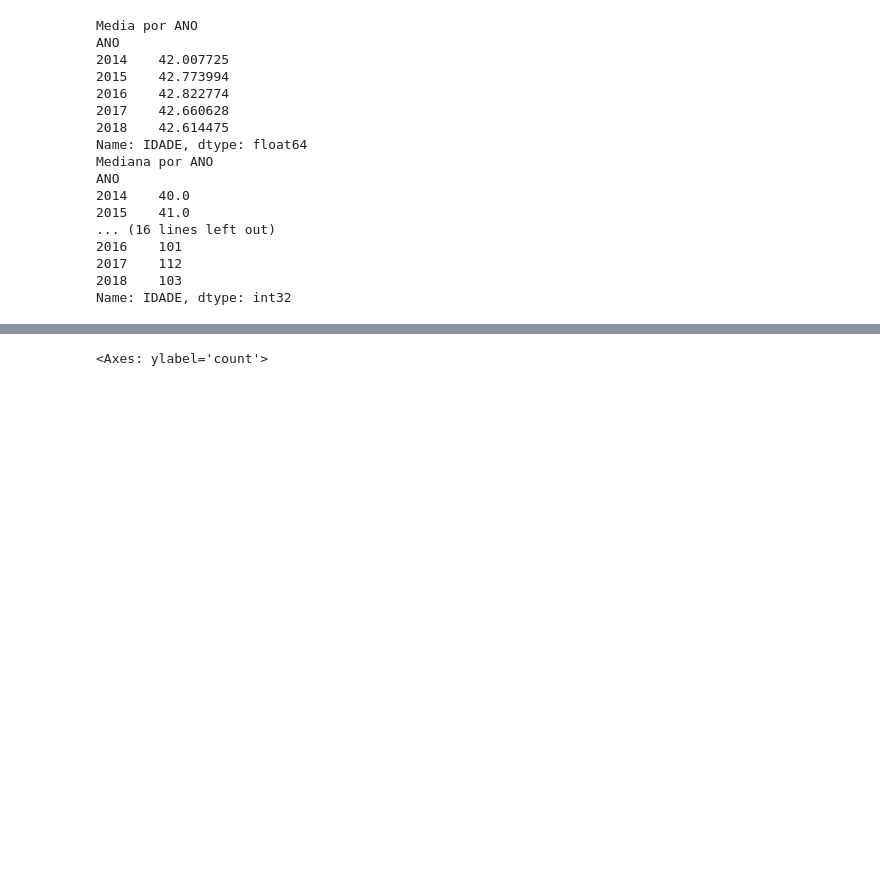
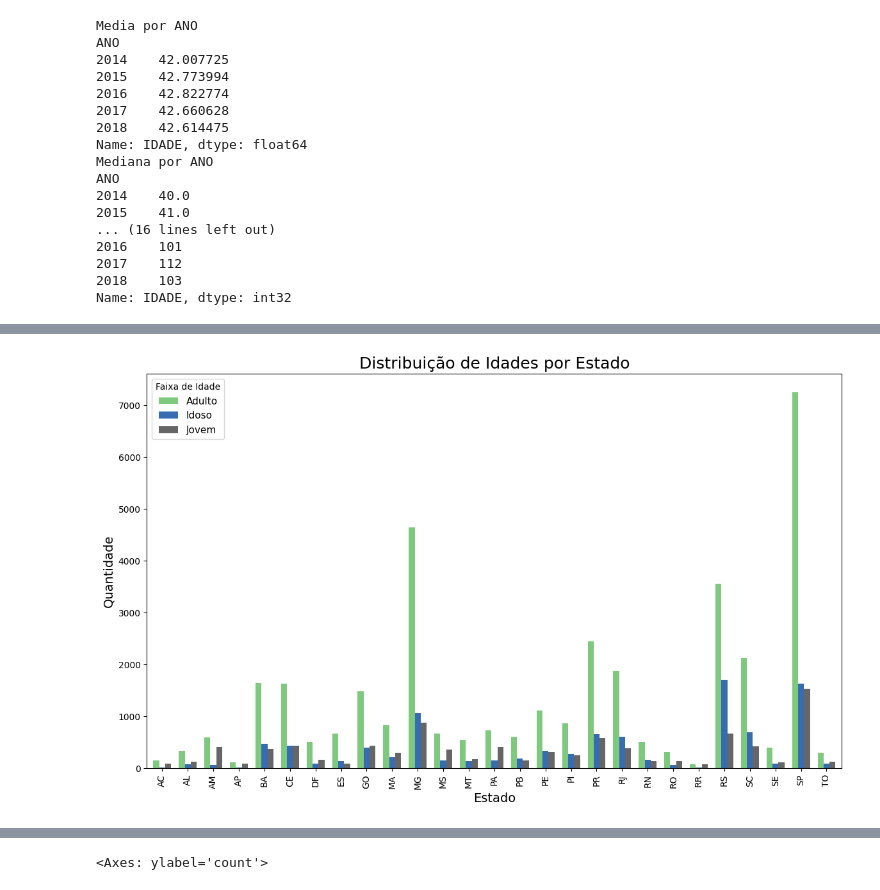
Before and after one commit to vitor1209/AnalisaAI, a Jupyter notebook: SaudeJovem/AnalisaAi_SUICIDIOS.ipynb, the cells around one changed output, grey strips where cells are left out. Cells and saved outputs as stored; diff of their text form; code cells hidden in the pictures; blank space fills up the shorter version.

Commit message:
faixaetaria

```diff
--- a/SaudeJovem/AnalisaAi_SUICIDIOS.ipynb
+++ b/SaudeJovem/AnalisaAi_SUICIDIOS.ipynb
@@ -727,0 +702,10 @@ bd3['RACACOR'].value_counts().plot.bar()
+# %%
+FaixaEstado.plot(kind='bar', figsize=(14, 8), cmap='Accent', width=0.7)
+plt.title("Distribuição de Idades por Estado",fontsize=18)
+plt.ylabel("Quantidade" , fontsize=14)
+plt.xlabel("Estado", fontsize=14)
+plt.legend(title='Faixa de Idade', fontsize=11)
+
+plt.show()
+# %% [output]
+[figure, added]
```
Also changed, not shown: parts of 15 cells of this notebook.
